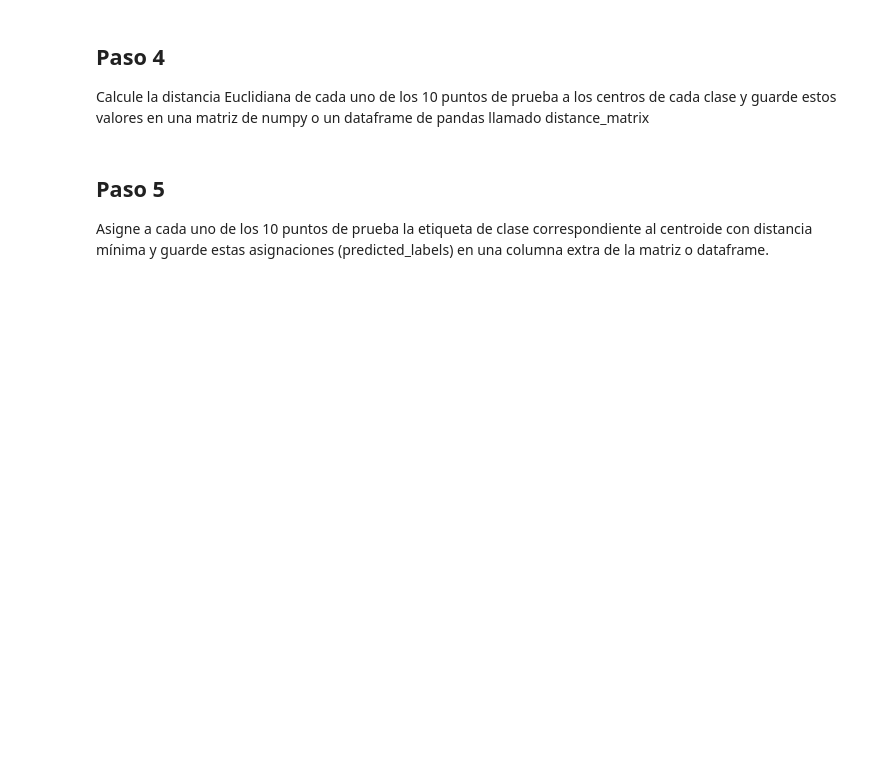
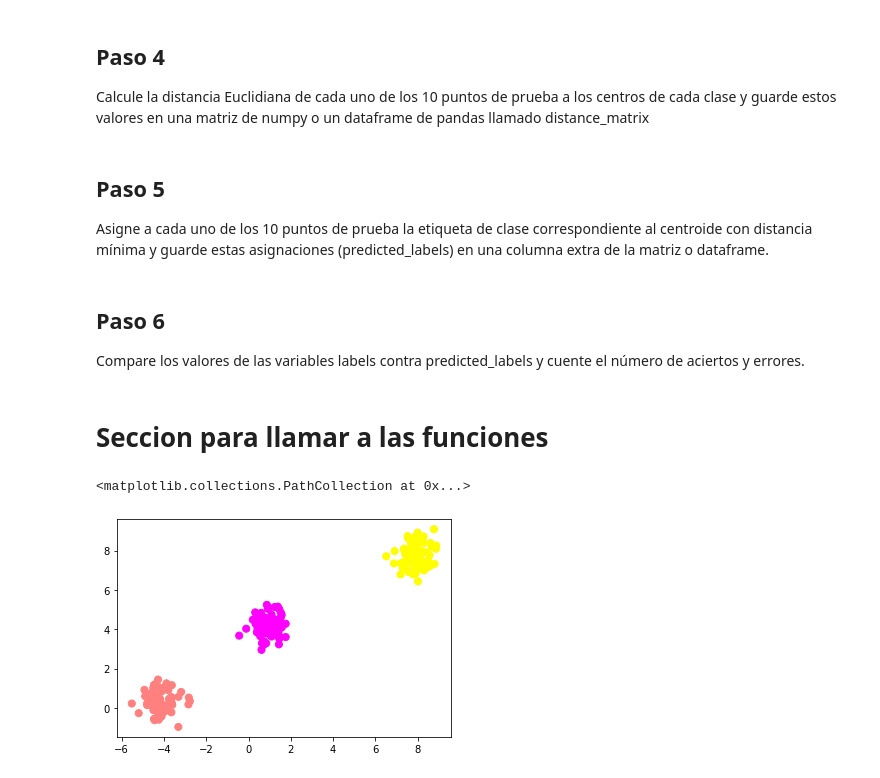
Before and after one commit to Edgar-La/Machine_Learning, a Jupyter notebook: Minimum_Euclidean_distance_classifier/MEDC.ipynb, the cells around one changed output. Saved outputs shown, nothing was run; the diff lists cells and outputs as text; code cells hidden in the pictures; blank space fills up the shorter version.

```diff
--- a/Minimum_Euclidean_distance_classifier/MEDC.ipynb
+++ b/Minimum_Euclidean_distance_classifier/MEDC.ipynb
@@ -70,0 +97,3 @@ Asigne a cada uno de los 10 puntos de prueba la etiqueta de clase correspondient
+# %% [markdown]
+## Paso 6
+Compare los valores de las variables labels contra predicted_labels y cuente el número de aciertos y errores.
@@ -70,0 +113,9 @@ Asigne a cada uno de los 10 puntos de prueba la etiqueta de clase correspondient
+# %% [markdown]
+# Seccion para llamar a las funciones
+# %%
+#Paso 1
+training_data, labels = crear_puntos(200, 3, 0.5)
+plt.scatter(training_data[:,0], training_data[:,1], c=labels, s=50, cmap='spring')
+# %% [output]
+<matplotlib.collections.PathCollection at 0x...>
+[figure, added]
```
Also changed, not shown: parts of 11 cells of this notebook.
